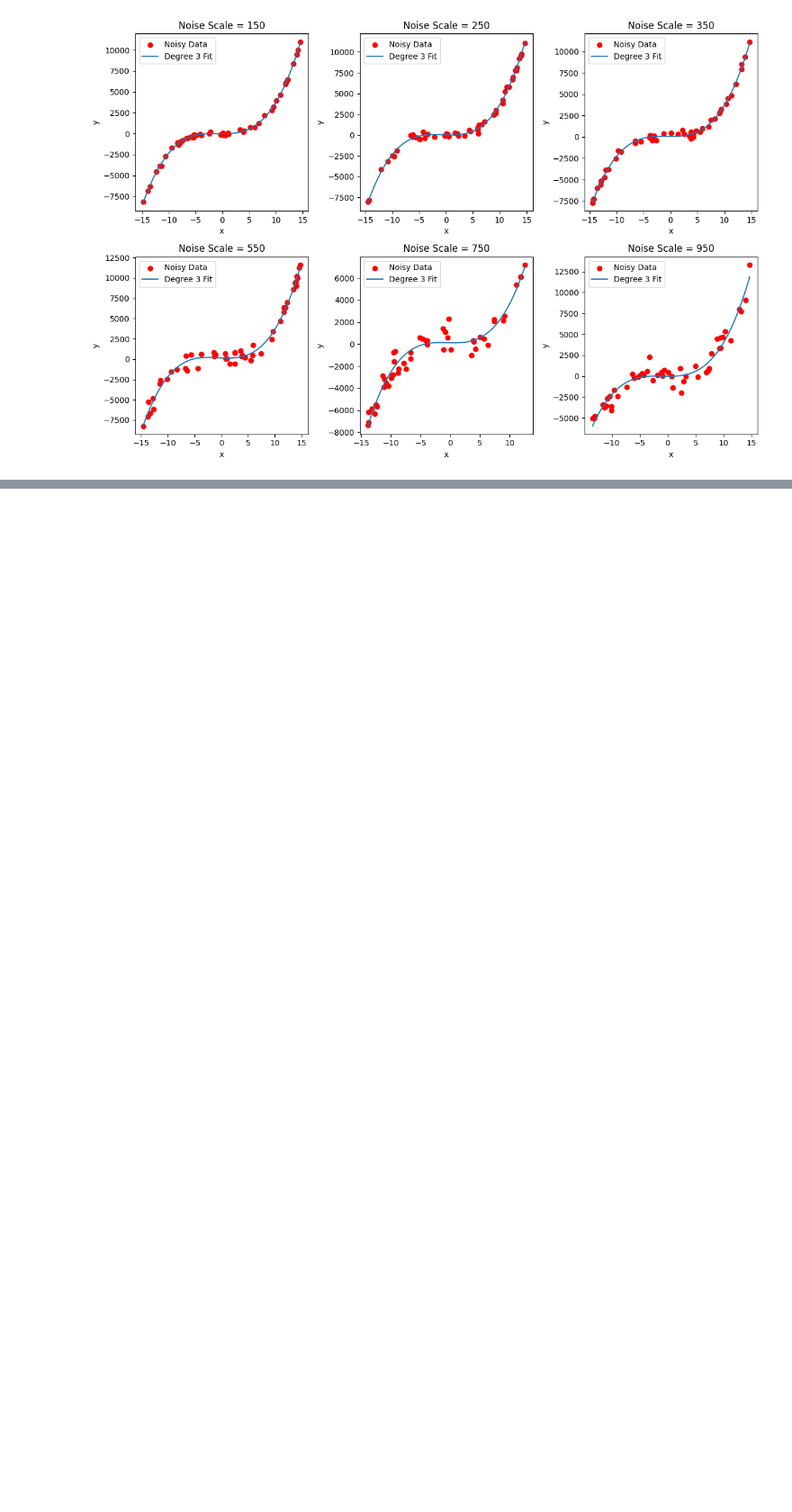
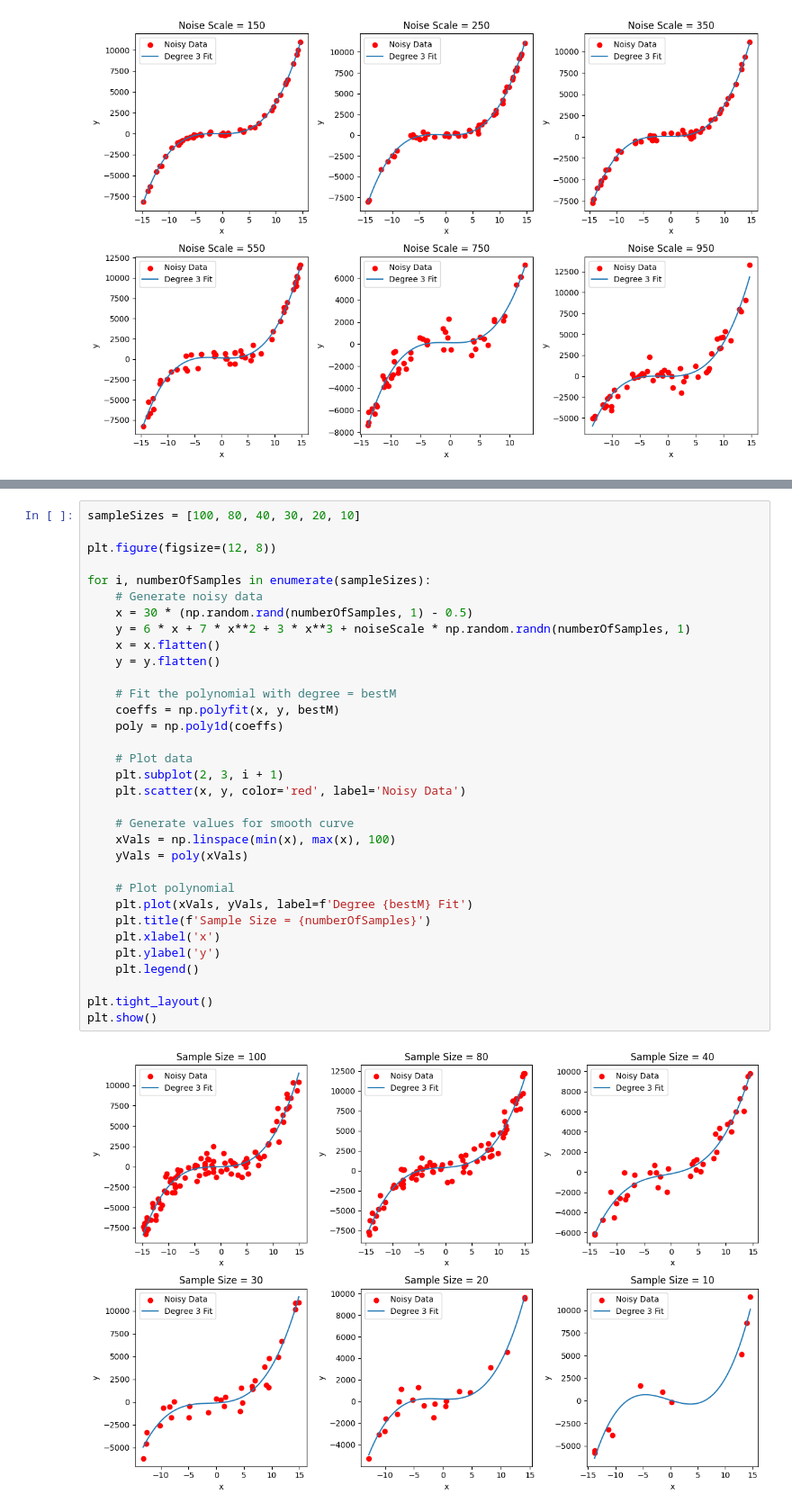
Before and after one commit to hogan-tech/SIT, a Jupyter notebook: AppliedMachineLearning/HW1-1/hw1-2.ipynb, the cells around one changed output, grey strips where cells are left out. Shown at 90% size. Drawn from its saved outputs; the diff is of its cells as text; blank space fills up the shorter version.

```diff
--- a/AppliedMachineLearning/HW1-1/hw1-2.ipynb
+++ b/AppliedMachineLearning/HW1-1/hw1-2.ipynb
@@ -134,0 +137,35 @@ plt.show()
+# %%
+sampleSizes = [100, 80, 40, 30, 20, 10]
+
+plt.figure(figsize=(12, 8))
+
+for i, numberOfSamples in enumerate(sampleSizes):
+    # Generate noisy data
+    x = 30 * (np.random.rand(numberOfSamples, 1) - 0.5)
+    y = 6 * x + 7 * x**2 + 3 * x**3 + noiseScale * np.random.randn(numberOfSamples, 1)
+    x = x.flatten()
+    y = y.flatten()
+
+    # Fit the polynomial with degree = bestM
+    coeffs = np.polyfit(x, y, bestM)
+    poly = np.poly1d(coeffs)
+
+    # Plot data
+    plt.subplot(2, 3, i + 1)
+    plt.scatter(x, y, color='red', label='Noisy Data')
+
+    # Generate values for smooth curve
+    xVals = np.linspace(min(x), max(x), 100)
+    yVals = poly(xVals)
+
+    # Plot polynomial
+    plt.plot(xVals, yVals, label=f'Degree {bestM} Fit')
+    plt.title(f'Sample Size = {numberOfSamples}')
+    plt.xlabel('x')
+    plt.ylabel('y')
+    plt.legend()
+
+plt.tight_layout()
+plt.show()
+# %% [output]
+[figure, added]
```
Also changed, not shown: parts of 1 cell of this notebook.
